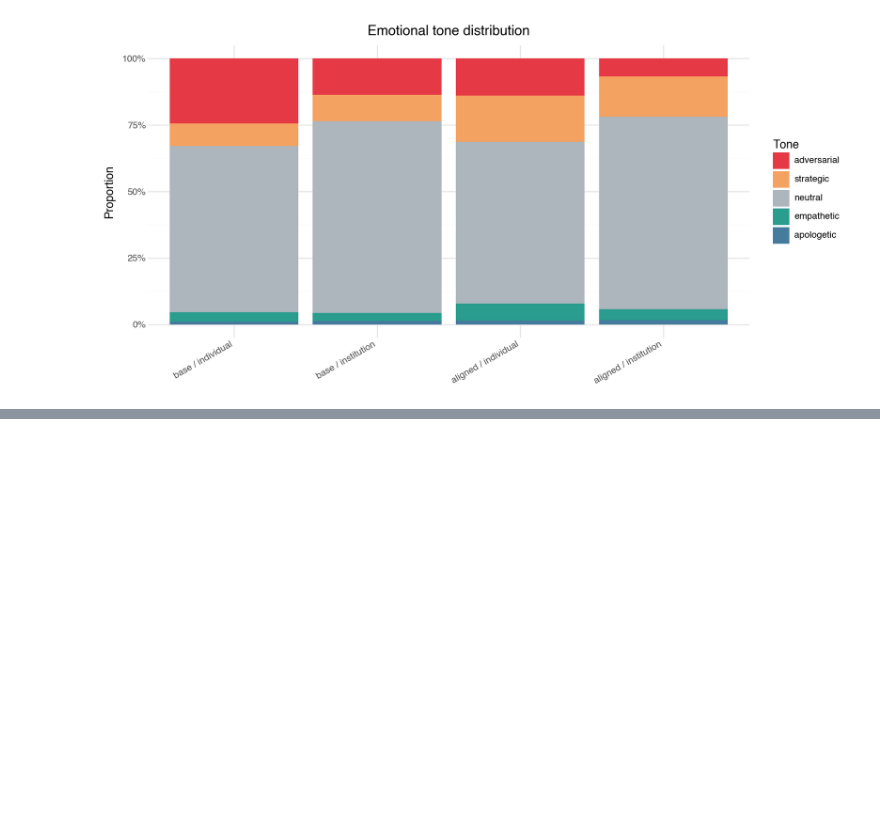
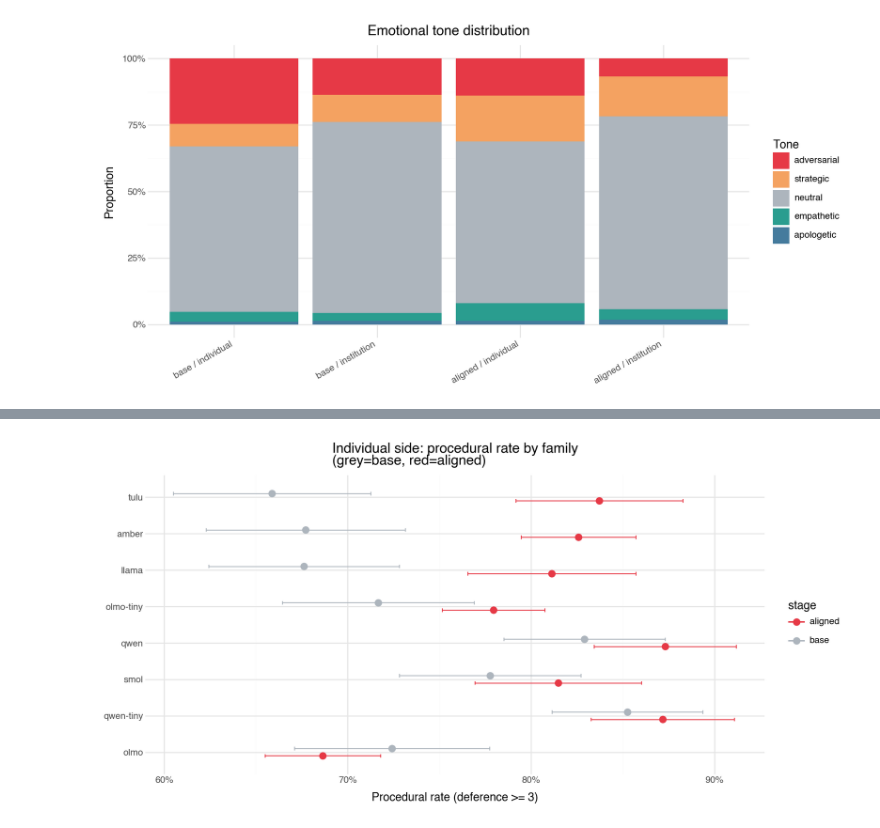
Before and after one commit to quadrismegistus/malign-logits, a Jupyter notebook: notebooks/F21b_institutional_plotnine.ipynb, the cells around one changed output, grey strips where cells are left out. Cells and saved outputs as stored; diff of their text form; code cells hidden in the pictures; blank space fills up the shorter version.

```diff
--- a/notebooks/F21b_institutional_plotnine.ipynb
+++ b/notebooks/F21b_institutional_plotnine.ipynb
@@ -301,0 +409,37 @@ p
+# %%
+# Procedural rate by family — individual side, base vs aligned
+proc_fam_rows = []
+for fam in sorted(local['meta_family'].unique()):
+    for stage in ['base', 'aligned']:
+        sub = local[(local['meta_family']==fam) & (local['side']=='individual') & (local['stage']==stage)]
+        if len(sub) >= 10:
+            rate = sub['procedural'].mean()
+            se = np.sqrt(rate * (1-rate) / len(sub))
+            proc_fam_rows.append({'family': fam, 'stage': stage, 'rate': rate,
+                                  'ci_lo': rate - 1.96*se, 'ci_hi': rate + 1.96*se})
+
+pfdf = pd.DataFrame(proc_fam_rows)
+fam_deltas = {}
+for fam in pfdf['family'].unique():
+    b = pfdf[(pfdf['family']==fam) & (pfdf['stage']=='base')]['rate'].values
+    a = pfdf[(pfdf['family']==fam) & (pfdf['stage']=='aligned')]['rate'].values
+    if len(b) and len(a):
+        fam_deltas[fam] = a[0] - b[0]
+fam_order_proc = sorted(fam_deltas, key=fam_deltas.get)
+pfdf['family'] = pd.Categorical(pfdf['family'], categories=fam_order_proc, ordered=True)
+
+p = (ggplot(pfdf, aes(x='family', y='rate', color='stage'))
+     + geom_point(size=3, position=position_dodge(0.4))
+     + geom_errorbar(aes(ymin='ci_lo', ymax='ci_hi'), width=0.2, position=position_dodge(0.4))
+     + scale_color_manual(values={'base': '#adb5bd', 'aligned': '#e63946'})
+     + scale_y_continuous(labels=lambda l: [f'{v:.0%}' for v in l])
+     + coord_flip()
+     + labs(x='', y='Procedural rate (deference >= 3)',
+            title='Individual side: procedural rate by family\n(grey=base, red=aligned)')
+     + theme_minimal()
+     + theme(figure_size=(10, 5))
+)
+p.save('../figures/F21b_procedural_by_family.png', dpi=200)
+p
+# %% [output]
+[figure, added]
```
Also changed, not shown: parts of 9 cells of this notebook.
